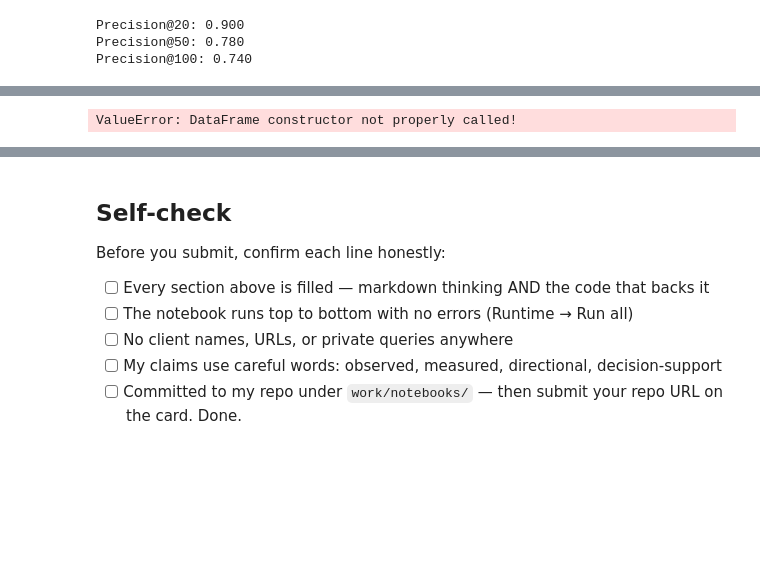
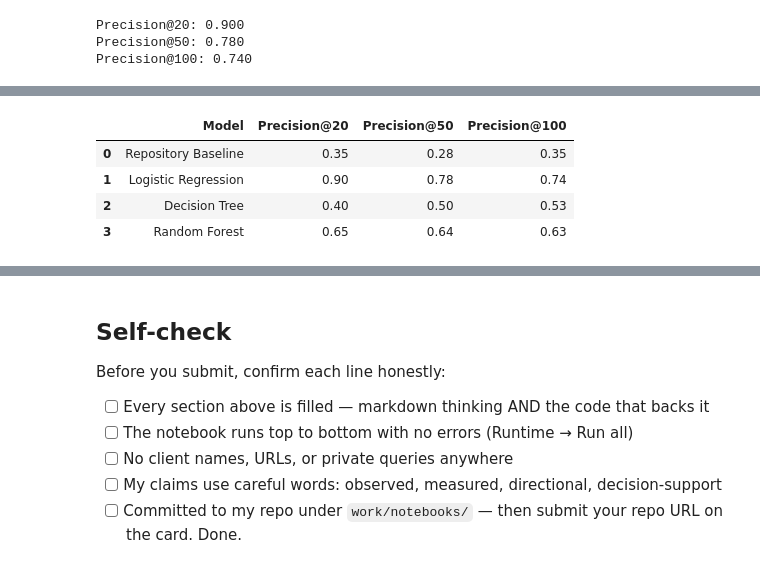
Before and after one commit to Teninlanimi/flyrank-internship-ml, a Jupyter notebook: work/notebooks/w07_action_playbook.ipynb, the cells around one changed output, grey strips where cells are left out. Drawn from its saved outputs; the diff is of its cells as text; code cells hidden in the pictures; blank space fills up the shorter version.

```diff
--- a/work/notebooks/w07_action_playbook.ipynb
+++ b/work/notebooks/w07_action_playbook.ipynb
@@ -861,5 +733,35 @@ Overall, the model provides useful decision-support evidence for prioritizing po
-# %%
-comparison = pd.DataFrame(...)
-comparison
-# %% [output]
-ValueError: DataFrame constructor not properly called!
+# %%
+comparison_df = pd.DataFrame({
+    "Model": [
+        "Repository Baseline",
+        "Logistic Regression",
+        "Decision Tree",
+        "Random Forest"
+    ],
+    "Precision@20": [
+        0.35,
+        0.90,
+        0.40,
+        0.65
+    ],
+    "Precision@50": [
+        0.28,
+        0.78,
+        0.50,
+        0.64
+    ],
+    "Precision@100": [
+        0.35,
+        0.74,
+        0.53,
+        0.63
+    ]
+})
+
+comparison_df
+# %% [output]
+|  | Model | Precision@20 | Precision@50 | Precision@100 |
+| 0 | Repository Baseline | 0.35 | 0.28 | 0.35 |
+| 1 | Logistic Regression | 0.90 | 0.78 | 0.74 |
+| 2 | Decision Tree | 0.40 | 0.50 | 0.53 |
+| 3 | Random Forest | 0.65 | 0.64 | 0.63 |
```
Also changed, not shown: parts of 14 cells of this notebook.
